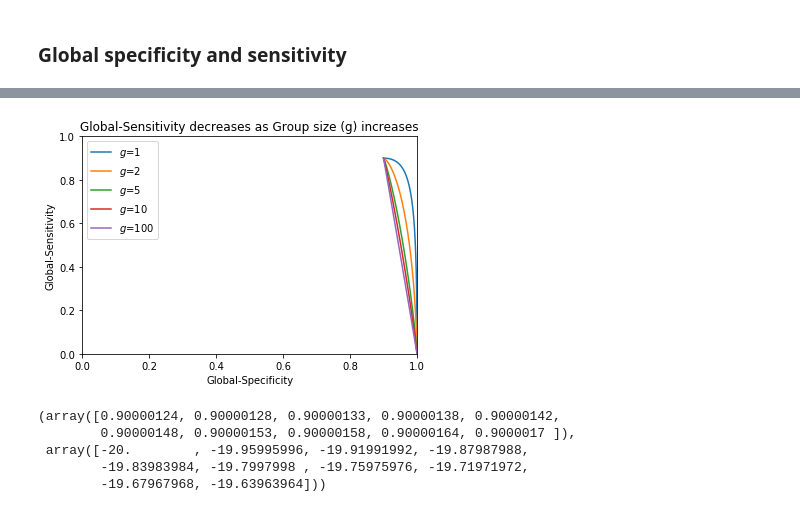
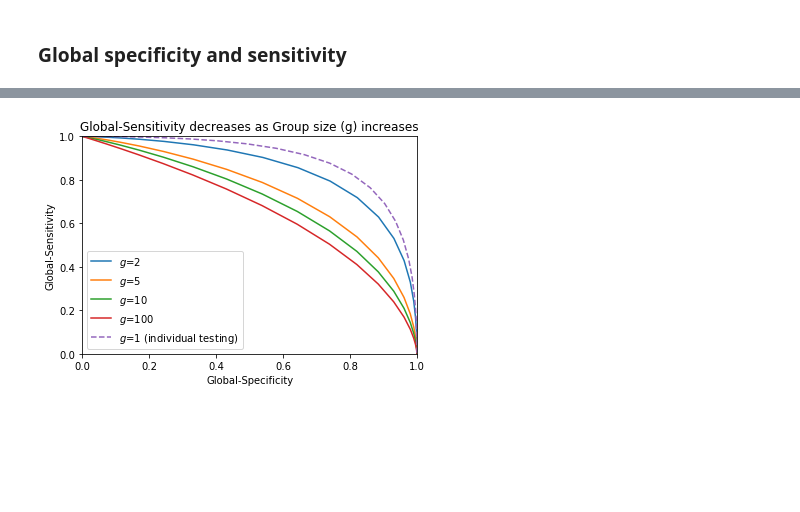
Before and after one commit to atibaup/group-testing, a Jupyter notebook: notebooks/1_group_testing_with_uncertainty-v2.ipynb, the cells around one changed output, grey strips where cells are left out. Cells and saved outputs as stored; diff of their text form; code cells hidden in the pictures; blank space fills up the shorter version.

```diff
--- a/notebooks/1_group_testing_with_uncertainty-v2.ipynb
+++ b/notebooks/1_group_testing_with_uncertainty-v2.ipynb
@@ -341,4 +348,10 @@ so in fact we can just compute $P\left(\bar{t} = 0 | i_j=x, m_j=n \right)$ as th
 # %%
+def individual_specificity(eta, mu_0, sigma_q):
+    return st.norm.cdf(eta, loc=mu_0, scale=sigma_q)
+
+def individual_sensitivity(eta, mu_1, sigma_q):
+    return 1 - st.norm.cdf(eta, loc=mu_1, scale=sigma_q)
+
 def mu(m, i, mu_0, mu_1, g):
     mu_ = 1./g*((g - 1 - m)*mu_0 + m*mu_1)
     if i == 0:
@@ -347,79 +360,81 @@ def mu(m, i, mu_0, mu_1, g):
         mu_ += 1./g*mu_1
     return mu_
 
-def proba_pooled_test_positive_given_i(mu_0, mu_1, sigma_q, eta, i, g, p):
+def proba_pooled_test_positive_given_i(mu_0, mu_1, sigma_q, group_eta, i, g, p):
     """
     Calculates P(\bar{t} = 1 | m_j, i) as detailed in the previous section
     """
-    pr = np.zeros(eta.shape)
+    pr = np.zeros(group_eta.shape)
     for m in range(g):
         p_m = st.binom.pmf(m, g - 1, p, loc=0)
         mu_j = mu(m, i, mu_0, mu_1, g)
-        p_t_positive_given_i_and_m = 1 - st.norm.cdf(eta, loc=mu_j, scale=sigma_q)
+        p_t_positive_given_i_and_m = 1 - st.norm.cdf(group_eta, loc=mu_j, scale=sigma_q)
         pr += p_t_positive_given_i_and_m*p_m
     return pr
 
-def proba_pooled_test_negative_given_i(mu_0, mu_1, sigma_q, eta, i, g, p):
+def proba_pooled_test_negative_given_i(mu_0, mu_1, sigma_q, group_eta, i, g, p):
     """
     Calculates P(\bar{t} = 0 | m_j, i) as detailed in the previous section
     """
-    pr = np.zeros(eta.shape)
+    pr = np.zeros(group_eta.shape)
     for m in range(g):
         p_m = st.binom.pmf(m, g - 1, p, loc=0)
         mu_j = mu(m, i, mu_0, mu_1, g)
-        p_t_negative_given_i_and_m = st.norm.cdf(eta, loc=mu_j, scale=sigma_q)
-        #print('m', m, 'i', i)
-        #print('p_m', p_m, 'mu_j', mu_j, 'p_t_negative_given_i_and_m', p_t_negative_given_i_and_m)
+        p_t_negative_given_i_and_m = st.norm.cdf(group_eta, loc=mu_j, scale=sigma_q)
         pr += p_t_negative_given_i_and_m*p_m
     return pr
 
-def global_specificity(eta, pi_0, mu_0, mu_1, sigma_q, g, p):
+def global_specificity(eta, mu_0, mu_1, sigma_q, g, p, group_eta_factor=1):
     """
-    $\pi_0' = P\left(\bar{t}_k=0 | i_j=0 \right) +
-        \pi_0 P\left(\bar{t}_k=1 | i_j=0 \right)$
+    $\pi_0' = P\left(\bar{t}_k=0 | i_j=0 \right) + \pi_0 P\left(\bar{t}_k=1 | i_j=0 \right)$
+
+    where \pi_0 is the individual-test specificity at \eta
+
+    and P\left(\bar{t}_k | i_j=0 \right) is computed at \bar{\eta} = eta * group_eta_factor
     """
-    #print('proba_pooled_test_negative_given_i', proba_pooled_test_negative_given_i(mu_0, mu_1, sigma_q, eta, 0, g, p))
-    #print('proba_pooled_test_positive_given_i', proba_pooled_test_positive_given_i(mu_0, mu_1, sigma_q, eta, 0, g, p))
-    return proba_pooled_test_negative_given_i(mu_0, mu_1, sigma_q, eta, 0, g, p) + \
-            pi_0 * proba_pooled_test_positive_given_i(mu_0, mu_1, sigma_q, eta, 0, g, p)
+    pi_0 = individual_specificity(eta, mu_0, sigma_q)
+    group_eta = eta * group_eta_factor
+    return proba_pooled_test_negative_given_i(mu_0, mu_1, sigma_q, group_eta, 0, g, p) + \
+            pi_0 * proba_pooled_test_positive_given_i(mu_0, mu_1, sigma_q, group_eta, 0, g, p)
 
-def global_sensitivity(eta, pi_1, mu_0, mu_1, sigma_q, g, p):
+def global_sensitivity(eta, mu_0, mu_1, sigma_q, g, p, group_eta_factor=1):
     """
     $\pi_1' = \pi_1 P\left(\bar{t}_k=1 | i_j=1 \right)$
+
+    where \pi_1 is the individual-test sensitivity at \eta
+
+    and P\left(\bar{t}_k=1 | i_j=1 \right) is computed at \bar{\eta} = eta * group_eta_factor
     """
-    return pi_1 * proba_pooled_test_positive_given_i(mu_0, mu_1, sigma_q, eta, 1, g, p)
+    pi_1 = individual_sensitivity(eta, mu_1, sigma_q)
+    group_eta = eta * group_eta_factor
+    return pi_1 * proba_pooled_test_positive_given_i(mu_0, mu_1, sigma_q, group_eta, 1, g, p)
 
 
 mu_0 = 1
 mu_1 = 10
-pi_0 = 0.9
-pi_1 = 0.9
 sigma_q = 5
-eta_choices = np.linspace(-100, 20, 1000)
-group_sizes = [1, 2, 5, 10, 100]
+eta_choices = np.linspace(-1000, 100, 1000)
+group_sizes = [2, 5, 10, 100]
 p = 1e-2
 
 fig, axs = plt.subplots(1, 1)
+for group_size in group_sizes:
+    sensitivities = global_sensitivity(eta_choices, mu_0, mu_1, sigma_q, group_size, p)
+    specificities = global_specificity(eta_choices, mu_0, mu_1, sigma_q, group_size, p)
+    axs.plot(specificities, sensitivities, label=f'$g$={group_size}')
 
-for group_size in group_sizes:
-    sensitivities = global_sensitivity(eta_choices, pi_1, mu_0, mu_1, sigma_q, group_size, p)
-    specificities = global_specificity(eta_choices, pi_0, mu_0, mu_1, sigma_q, group_size, p)
-    axs.plot(specificities, sensitivities, label=f'$g$={group_size}')
+axs.plot(
+    individual_specificity(eta_choices, mu_0, sigma_q),
+    individual_sensitivity(eta_choices, mu_1, sigma_q),
+    '--',
+    label=f'$g$=1 (individual testing)')
 
 axs.set_ylabel('Global-Sensitivity')
 axs.set_xlabel('Global-Specificity')
 axs.set_ylim([0, 1])
 axs.set_xlim([0, 1])
 plt.title('Global-Sensitivity decreases as Group size (g) increases')
 plt.legend()
 plt.show()
 # %% [output]
-[figure, old version]
+[figure, new version]
-# %%
-specificities[:10], eta_choices[:10]
-# %% [output]
-(array([0.90000124, 0.90000128, 0.90000133, 0.90000138, 0.90000142,
-        0.90000148, 0.90000153, 0.90000158, 0.90000164, 0.9000017 ]),
- array([-20.        , -19.95995996, -19.91991992, -19.87987988,
-        -19.83983984, -19.7997998 , -19.75975976, -19.71971972,
-        -19.67967968, -19.63963964]))
```
Also changed, not shown: parts of 10 cells of this notebook, 1 other file.
